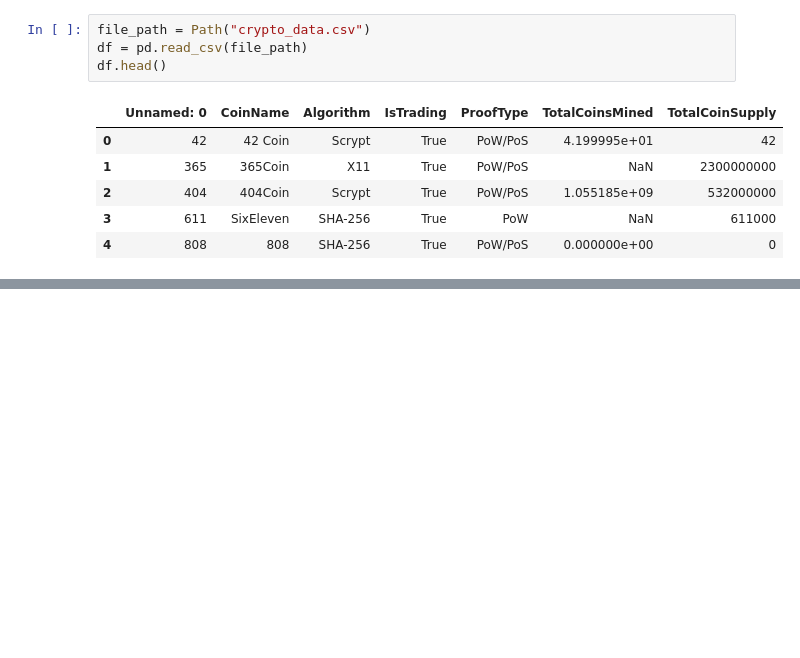
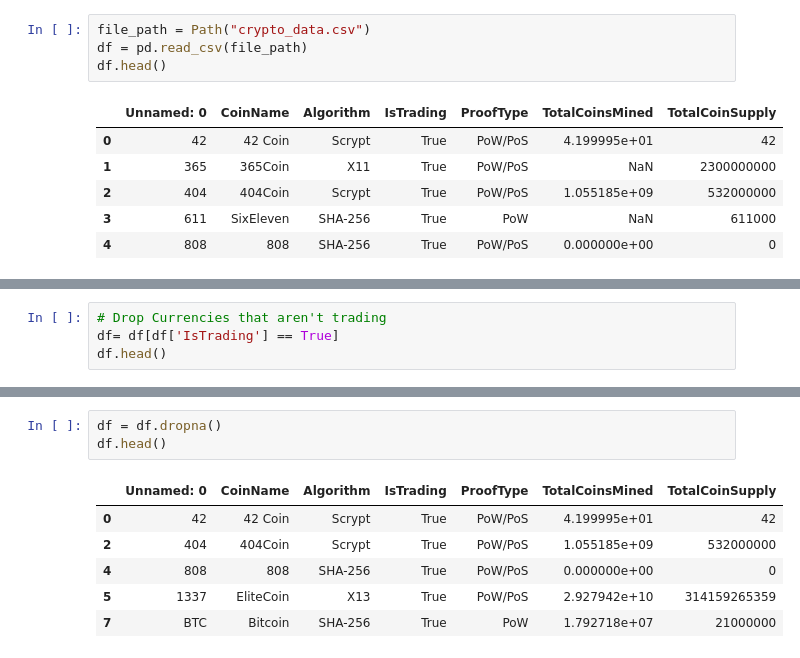
Before and after one commit to jillpeloquin13/Unsupervised-Learning-, a Jupyter notebook: Cryptocurrency Clusters.ipynb, the cells around one changed output, grey strips where cells are left out. Drawn from its saved outputs; the diff is of its cells as text; blank space fills up the shorter version.

```diff
--- a/Cryptocurrency Clusters.ipynb
+++ b/Cryptocurrency Clusters.ipynb
@@ -18,0 +31,4 @@ df.head()
+# %%
+# Drop Currencies that aren't trading
+df= df[df['IsTrading'] == True]
+df.head()
@@ -18,0 +42,10 @@ df.head()
+# %%
+df = df.dropna()
+df.head()
+# %% [output]
+|  | Unnamed: 0 | CoinName | Algorithm | IsTrading | ProofType | TotalCoinsMined | TotalCoinSupply |
+| 0 | 42 | 42 Coin | Scrypt | True | PoW/PoS | 4.199995e+01 | 42 |
+| 2 | 404 | 404Coin | Scrypt | True | PoW/PoS | 1.055185e+09 | 532000000 |
+| 4 | 808 | 808 | SHA-256 | True | PoW/PoS | 0.000000e+00 | 0 |
+| 5 | 1337 | EliteCoin | X13 | True | PoW/PoS | 2.927942e+10 | 314159265359 |
+| 7 | BTC | Bitcoin | SHA-256 | True | PoW | 1.792718e+07 | 21000000 |
```
Also changed, not shown: parts of 20 cells of this notebook.
